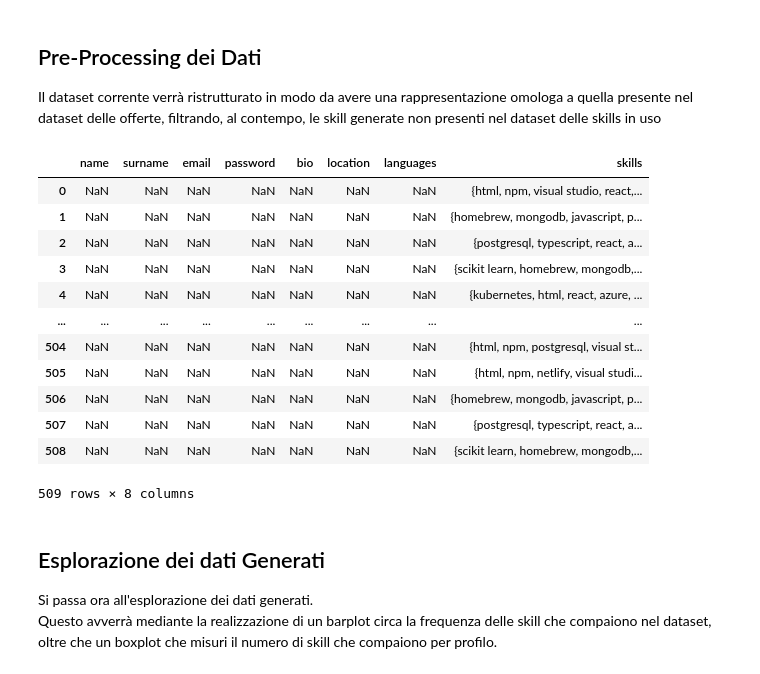
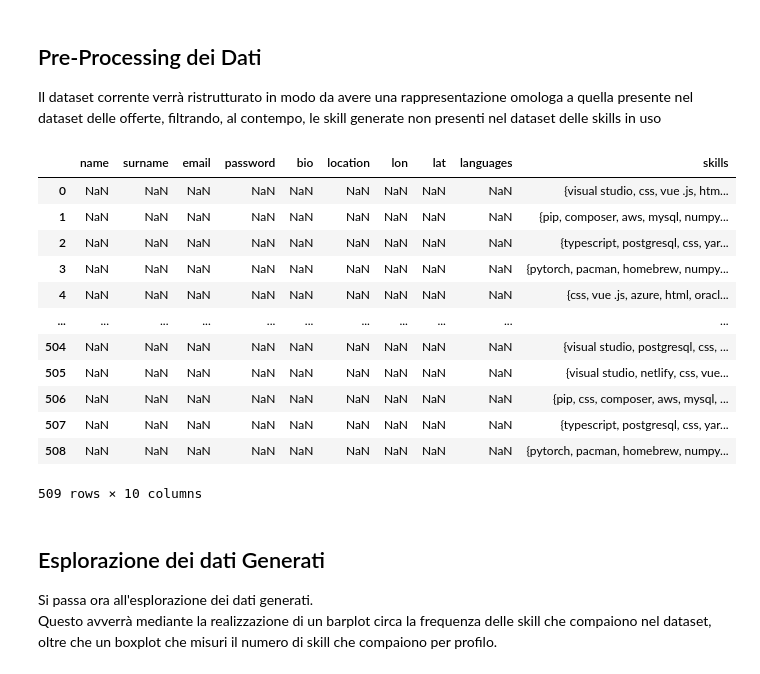
Before and after one commit to antoninoLorenzo/RecommenderSystem_TC, a Jupyter notebook: demo/notebooks/dev_profile_preparation.ipynb, the cells around one changed output. Drawn from its saved outputs; the diff is of its cells as text; code cells hidden in the pictures.

```diff
--- a/demo/notebooks/dev_profile_preparation.ipynb
+++ b/demo/notebooks/dev_profile_preparation.ipynb
@@ -73,41 +73,41 @@ Il dataset corrente verrà ristrutturato in modo da avere una rappresentazione o
 # %%
 gpt_generated_frame.rename(columns={
     'Linguaggi di Programmazione': 'progLang',
     'Framework' : 'framework',
     'Database' : 'database',
     'Tools' : 'tools',
     'Cloud' : 'cloud'}, inplace= True)
 
-developer_frame = pd.DataFrame(columns=['name', 'surname', 'email', 'password', 'bio', 'location', 'languages', 'skills'])
+developer_frame = pd.DataFrame(columns=['name', 'surname', 'email', 'password', 'bio', 'location', 'lon', 'lat', 'languages', 'skills'])
 skills: list[set[str]] = []
 
 skills_list = [skill.lower() for skill in skills_frame['SKILL'].tolist()]
 for row in gpt_generated_frame.itertuples():
     raw_skill_set = f'{row.progLang} {row.framework} {row.database} {row.tools} {row.cloud}'
 
     sset = extract_symbols(
         remove_symbols(raw_skill_set),
         list(skills_list)
     )
     skills.append(sset)
 
 developer_frame['skills'] = skills
 
 developer_frame
 # %% [output]
-|  | name | surname | email | password | bio | location | languages | skills |
-| 0 | NaN | NaN | NaN | NaN | NaN | NaN | NaN | {html, npm, visual studio, react,... |
-| 1 | NaN | NaN | NaN | NaN | NaN | NaN | NaN | {homebrew, mongodb, javascript, p... |
-| 2 | NaN | NaN | NaN | NaN | NaN | NaN | NaN | {postgresql, typescript, react, a... |
-| 3 | NaN | NaN | NaN | NaN | NaN | NaN | NaN | {scikit learn, homebrew, mongodb,... |
-| 4 | NaN | NaN | NaN | NaN | NaN | NaN | NaN | {kubernetes, html, react, azure, ... |
-| ... | ... | ... | ... | ... | ... | ... | ... | ... |
-| 504 | NaN | NaN | NaN | NaN | NaN | NaN | NaN | {html, npm, postgresql, visual st... |
-| 505 | NaN | NaN | NaN | NaN | NaN | NaN | NaN | {html, npm, netlify, visual studi... |
-| 506 | NaN | NaN | NaN | NaN | NaN | NaN | NaN | {homebrew, mongodb, javascript, p... |
-| 507 | NaN | NaN | NaN | NaN | NaN | NaN | NaN | {postgresql, typescript, react, a... |
-| 508 | NaN | NaN | NaN | NaN | NaN | NaN | NaN | {scikit learn, homebrew, mongodb,... |
+|  | name | surname | email | password | bio | location | lon | lat | languages | skills |
+| 0 | NaN | NaN | NaN | NaN | NaN | NaN | NaN | NaN | NaN | {visual studio, css, vue .js, htm... |
+| 1 | NaN | NaN | NaN | NaN | NaN | NaN | NaN | NaN | NaN | {pip, composer, aws, mysql, numpy... |
+| 2 | NaN | NaN | NaN | NaN | NaN | NaN | NaN | NaN | NaN | {typescript, postgresql, css, yar... |
+| 3 | NaN | NaN | NaN | NaN | NaN | NaN | NaN | NaN | NaN | {pytorch, pacman, homebrew, numpy... |
+| 4 | NaN | NaN | NaN | NaN | NaN | NaN | NaN | NaN | NaN | {css, vue .js, azure, html, oracl... |
+| ... | ... | ... | ... | ... | ... | ... | ... | ... | ... | ... |
+| 504 | NaN | NaN | NaN | NaN | NaN | NaN | NaN | NaN | NaN | {visual studio, postgresql, css, ... |
+| 505 | NaN | NaN | NaN | NaN | NaN | NaN | NaN | NaN | NaN | {visual studio, netlify, css, vue... |
+| 506 | NaN | NaN | NaN | NaN | NaN | NaN | NaN | NaN | NaN | {pip, css, composer, aws, mysql, ... |
+| 507 | NaN | NaN | NaN | NaN | NaN | NaN | NaN | NaN | NaN | {typescript, postgresql, css, yar... |
+| 508 | NaN | NaN | NaN | NaN | NaN | NaN | NaN | NaN | NaN | {pytorch, pacman, homebrew, numpy... |
-509 rows × 8 columns
+509 rows × 10 columns
 # %% [markdown]
 <h2> Esplorazione dei dati Generati </h2>
 <p> Si passa ora all'esplorazione dei dati generati. <br>
```
Also changed, not shown: parts of 9 cells of this notebook, 4 other files.
